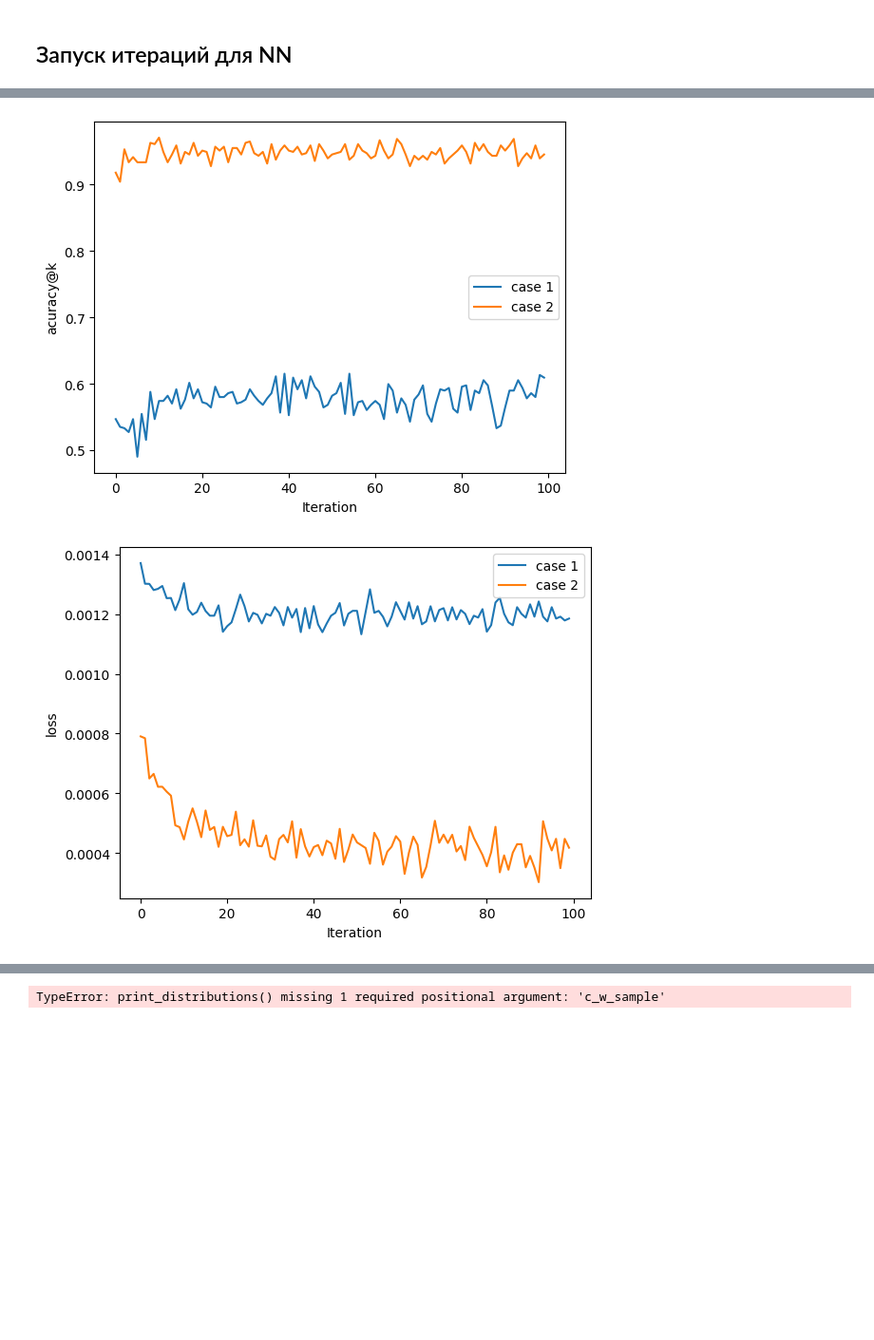
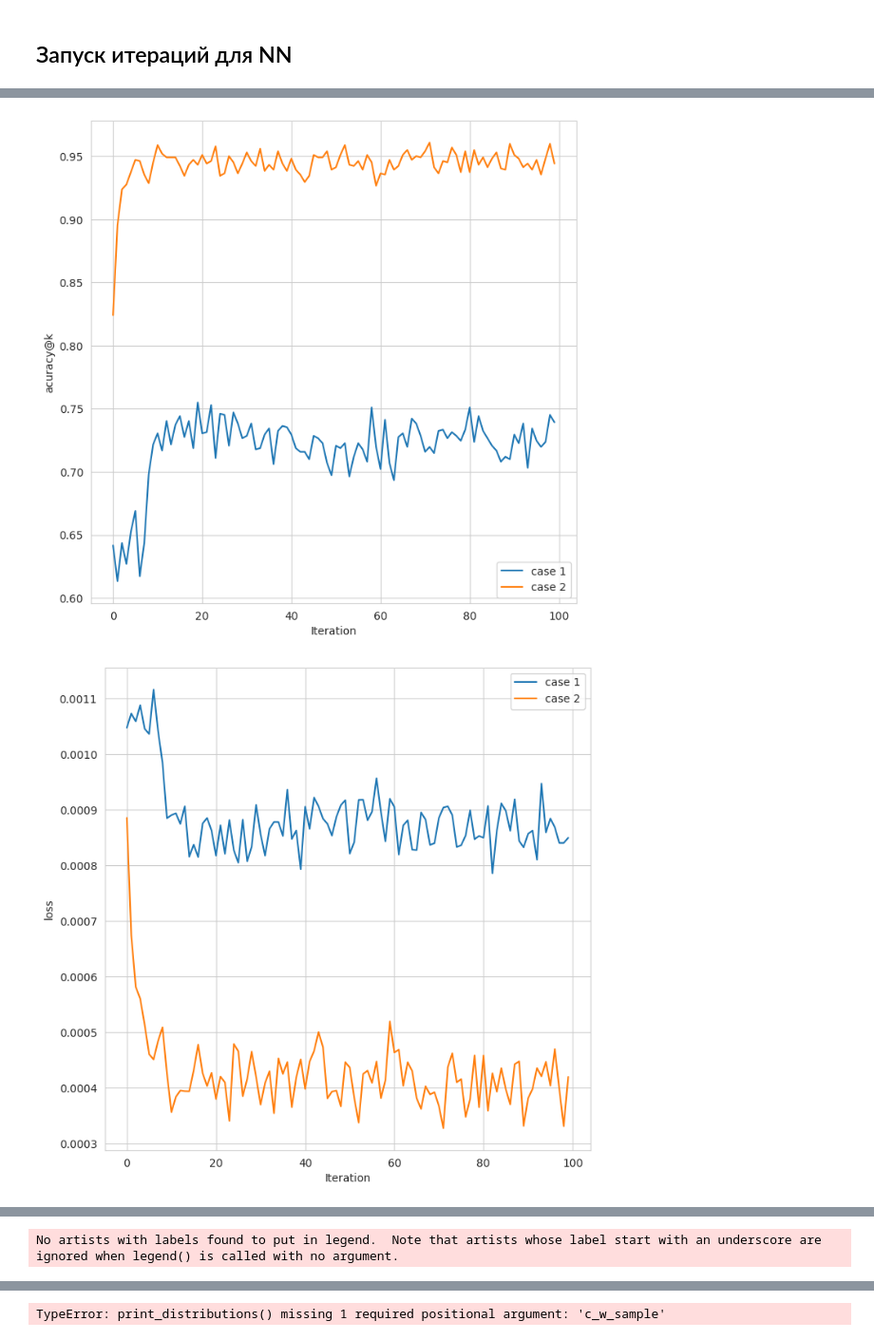
Before and after one commit to intsystems/2024-Project-144, a Jupyter notebook: code/main.ipynb, the cells around one changed output, grey strips where cells are left out. Shown at 95% size. Cells and saved outputs as stored; diff of their text form; code cells hidden in the pictures; blank space fills up the shorter version.

```diff
--- a/code/main.ipynb
+++ b/code/main.ipynb
@@ -11,6 +11,10 @@ from tqdm import tqdm
 from typing import List
 from matplotlib import cm
 
+import seaborn as sns
+
+sns.set_style("whitegrid")
+
 device = 'cuda:0' if torch.cuda.is_available() else 'cpu'
 # %%
 print(device)
@@ -85,5 +104,6 @@ def execute_experiment(model, c_w_distribution, num_of_iterations, freq = 1, u_p
 # %%
 model = init_model()
 # %%
-loss_history_2, accuracy_2, residual_history_2, L_val_2 = execute_experiment(model, c_w_distribution, num_of_iterations, freq = 20, u_pred_case=2)
+loss_history_2, accuracy_2, residual_history_2, L_val_2, mean_2, variance_2 = execute_experiment(model, c_w_distribution, 26, freq=5,
+                                                                             u_pred_case=2)
 # %% [output]
@@ -99,3 +119,4 @@ model= init_model()
 # %%
-loss_history_1, accuracy_1, residual_history_1, L_val_1 = execute_experiment(model, c_w_distribution, num_of_iterations, freq=20, u_pred_case=1)
+loss_history_1, accuracy_1, residual_history_1, L_val_1, mean_1, variance_1 = execute_experiment(model, c_w_distribution, 26, freq=5,
+                                                                             u_pred_case=1)
 # %% [output]
@@ -109,37 +130,97 @@ loss_history_1, accuracy_1, residual_history_1, L_val_1 = execute_experiment(mod
+# %%
+mean_1 = np.array(mean_1).T
+mean_2 = np.array(mean_2).T
+variance_1 = np.array(variance_1).T
+variance_2 = np.array(variance_2).T
 # %%
-plt.plot(np.arange(num_of_iterations-1), accuracy_1[1:], label="case 1")
-plt.plot(np.arange(num_of_iterations-1), accuracy_2[1:], label="case 2")
+plt.figure(figsize=(8, 8))
+
+plt.plot(np.arange(num_of_iterations - 1), accuracy_1[1:], label="case 1")
+plt.plot(np.arange(num_of_iterations - 1), accuracy_2[1:], label="case 2")
 
 plt.xlabel("Iteration")
 plt.ylabel("acuracy@k")
 plt.legend()
 plt.show()
+
+plt.figure(figsize=(8, 8))
 
 plt.plot(np.arange(num_of_iterations - 1), loss_history_1[1:], label="case 1")
 plt.plot(np.arange(num_of_iterations - 1), loss_history_2[1:], label="case 2")
 
 plt.xlabel("Iteration")
 plt.ylabel("loss")
 plt.legend()
 plt.show()
+
+plt.figure(figsize=(8, 8))
 
 
 plt.plot(np.arange(num_of_iterations - 1), residual_history_1[1:], label="case 1")
 plt.plot(np.arange(num_of_iterations - 1), residual_history_2[1:], label="case 2")
 
 plt.xlabel("Iteration")
 plt.ylabel("resudial mean")
 plt.legend()
 plt.show()
 
 
+plt.figure(figsize=(8, 8))
+
 plt.plot(np.arange(num_of_iterations - 1), L_val_1[1:], label="case 1")
 plt.plot(np.arange(num_of_iterations - 1), L_val_2[1:], label="case 2")
 
 plt.xlabel("Iteration")
 plt.ylabel("L")
 plt.legend()
 plt.show()
+
+plt.figure(figsize=(8, 8))
+plt.title("case 1")
+
+plt.scatter(mean_1[0], mean_1[1], c=np.arange(num_of_iterations), cmap='viridis', edgecolors='w', s=100)
+plt.xlabel("Mean User Feature")
+plt.ylabel("Mean Item Feature")
+plt.colorbar()
+
+plt.legend()
+
+plt.show()
+
+plt.figure(figsize=(8, 8))
+plt.title("case 2")
+plt.scatter(mean_2[0], mean_2[1], c=np.arange(num_of_iterations), cmap='viridis', edgecolors='w', s=100)
+plt.xlabel("Mean User Feature")
+plt.ylabel("Mean Item Feature")
+plt.colorbar()
+
+plt.legend()
+
+plt.show()
+
+plt.figure(figsize=(8, 8))
+plt.title("variance user")
+# plt.scatter(variance_1[0], variance_1[1], c=np.arange(num_of_iterations), cmap='viridis', edgecolors='w', s=100)
+plt.plot(variance_1[0], label="case 1")
+plt.plot(variance_2[0], label="case 2")
+plt.yscale("log")
+plt.legend()
+
+plt.show()
+
+
+plt.figure(figsize=(8, 8))
+plt.title("case 2")
+# plt.scatter(variance_2[0], variance_2[1], c=np.arange(num_of_iterations), cmap='viridis', edgecolors='w', s=100)
+plt.title("variance item")
+# plt.scatter(variance_1[0], variance_1[1], c=np.arange(num_of_iterations), cmap='viridis', edgecolors='w', s=100)
+plt.plot(variance_1[1], label="case 1")
+plt.plot(variance_2[1], label="case 2")
+plt.yscale("log")
+
+plt.legend()
+
+plt.show()
 # %% [output]
-[figure, old version]
+[figure, new version]
-[figure, old version]
+[figure, new version]
@@ -147,0 +229 @@ plt.show()
+No artists with labels found to put in legend.  Note that artists whose label start with an underscore are ignored when legend() is called with no argument.
```
Also changed, not shown: parts of 9 cells of this notebook, 18 other files.
